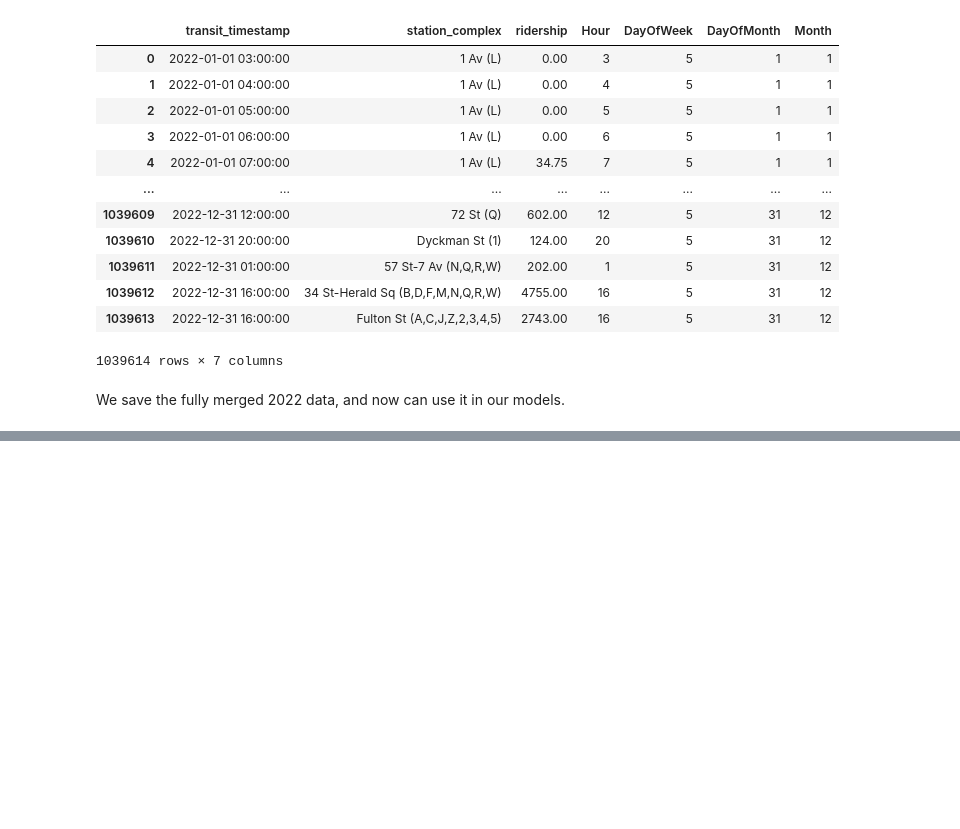
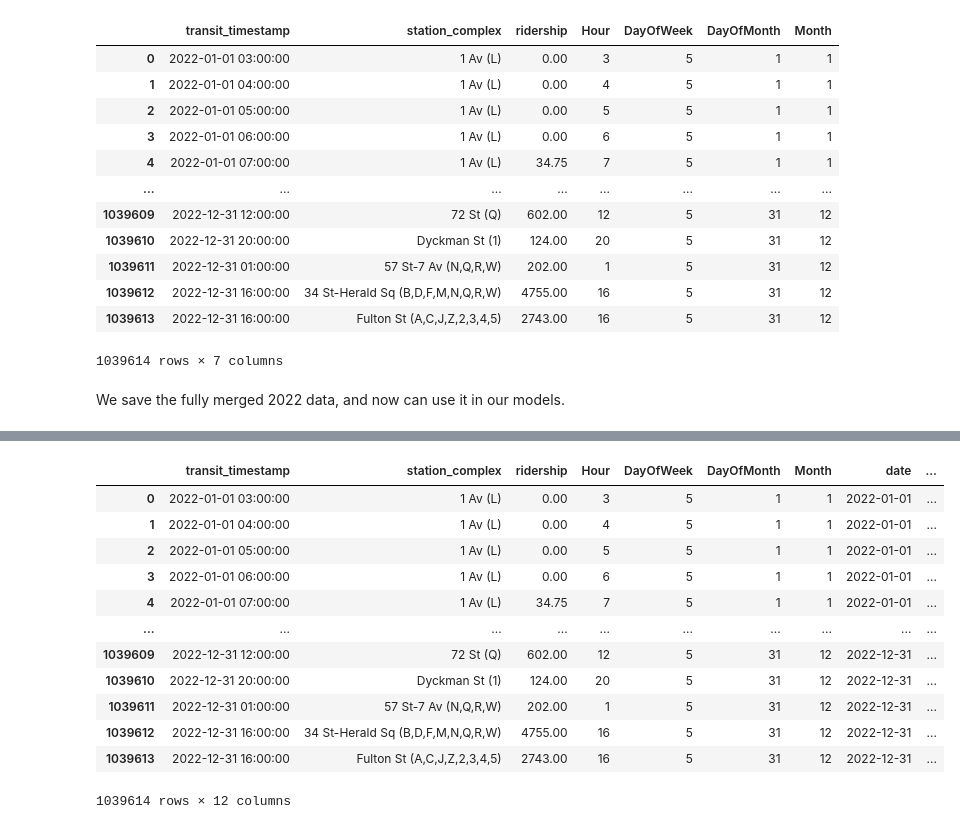
Before and after one commit to slurmsmarcenzie/COMP47360-Research-Practicum, a Jupyter notebook: January_Subway_Cleaning_V2.ipynb, the cells around one changed output, grey strips where cells are left out. Cells and saved outputs as stored; diff of their text form; code cells hidden in the pictures; blank space fills up the shorter version.

```diff
--- a/January_Subway_Cleaning_V2.ipynb
+++ b/January_Subway_Cleaning_V2.ipynb
@@ -813,0 +838,3 @@ We save the fully merged 2022 data, and now can use it in our models.
+# %%
+weather = weather.drop(['STATION', 'NAME', 'TAVG', 'WT01', 'WT02', 'WT03', 'WT04', 'WT06', 'WT08', 'TMAX', 'TMIN',
+                       'WDF2', 'WDF5', 'WSF2', 'WSF5'], axis=1)
@@ -813,0 +857,26 @@ We save the fully merged 2022 data, and now can use it in our models.
+# %%
+subway_data['transit_timestamp'] = pd.to_datetime(subway_data['transit_timestamp'])
+
+# Extract the date part and create a new column with the format 'YYYY-MM-DD'
+subway_data['date'] = subway_data['transit_timestamp'].dt.date
+# %%
+subway_data['date'] = pd.to_datetime(subway_data['date'])
+weather['DATE'] = pd.to_datetime(weather['DATE'])
+# %%
+subway_data = pd.DataFrame(pd.merge(subway_data, weather, left_on='date', right_on='DATE')).drop('DATE', axis=1)
+# %%
+subway_data
+# %% [output]
+|  | transit_timestamp | station_complex | ridership | Hour | DayOfWeek | DayOfMonth | Month | date | ... |
+| 0 | 2022-01-01 03:00:00 | 1 Av (L) | 0.00 | 3 | 5 | 1 | 1 | 2022-01-01 | ... |
+| 1 | 2022-01-01 04:00:00 | 1 Av (L) | 0.00 | 4 | 5 | 1 | 1 | 2022-01-01 | ... |
+| 2 | 2022-01-01 05:00:00 | 1 Av (L) | 0.00 | 5 | 5 | 1 | 1 | 2022-01-01 | ... |
+| 3 | 2022-01-01 06:00:00 | 1 Av (L) | 0.00 | 6 | 5 | 1 | 1 | 2022-01-01 | ... |
+| 4 | 2022-01-01 07:00:00 | 1 Av (L) | 34.75 | 7 | 5 | 1 | 1 | 2022-01-01 | ... |
+| ... | ... | ... | ... | ... | ... | ... | ... | ... | ... |
+| 1039609 | 2022-12-31 12:00:00 | 72 St (Q) | 602.00 | 12 | 5 | 31 | 12 | 2022-12-31 | ... |
+| 1039610 | 2022-12-31 20:00:00 | Dyckman St (1) | 124.00 | 20 | 5 | 31 | 12 | 2022-12-31 | ... |
+| 1039611 | 2022-12-31 01:00:00 | 57 St-7 Av (N,Q,R,W) | 202.00 | 1 | 5 | 31 | 12 | 2022-12-31 | ... |
+| 1039612 | 2022-12-31 16:00:00 | 34 St-Herald Sq (B,D,F,M,N,Q,R,W) | 4755.00 | 16 | 5 | 31 | 12 | 2022-12-31 | ... |
+| 1039613 | 2022-12-31 16:00:00 | Fulton St (A,C,J,Z,2,3,4,5) | 2743.00 | 16 | 5 | 31 | 12 | 2022-12-31 | ... |
+1039614 rows × 12 columns
```
Also changed, not shown: parts of 17 cells of this notebook, 2 other files.
